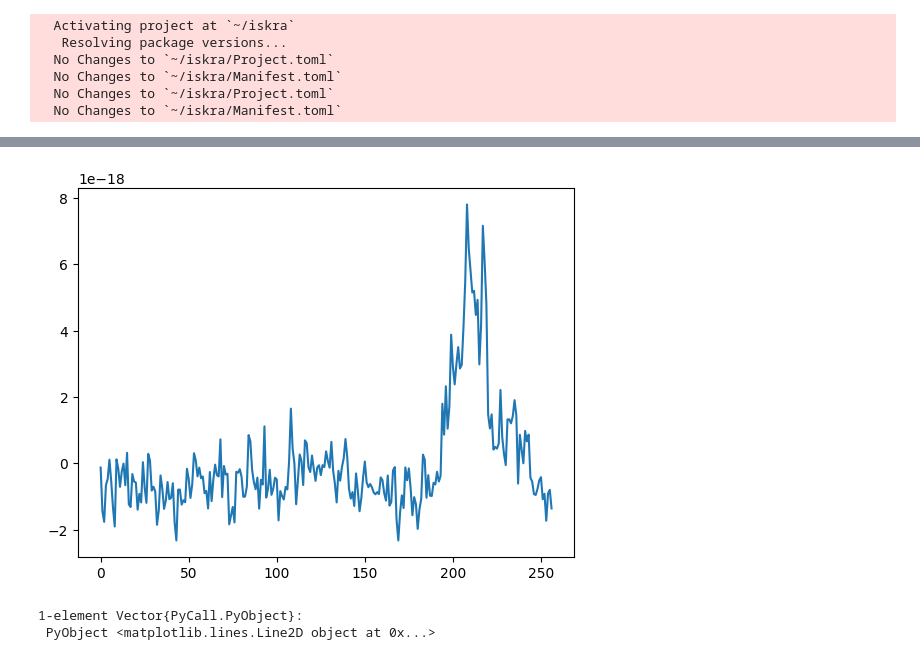
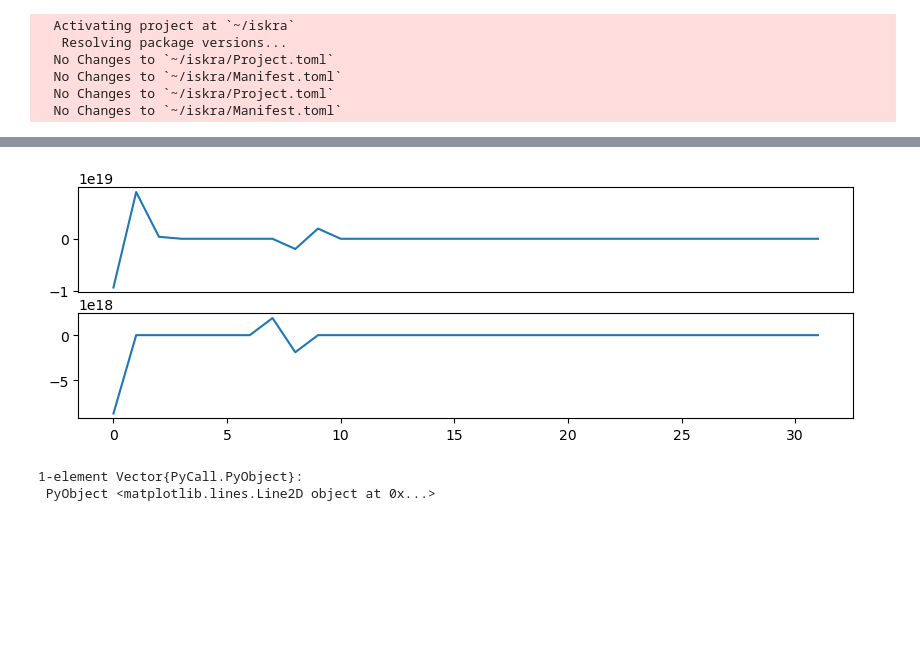
Before and after one commit to bchaber/iskra, a Jupyter notebook: twostreams.ipynb, the cells around one changed output, grey strips where cells are left out. Cells and saved outputs as stored; diff of their text form; code cells hidden in the pictures; blank space fills up the shorter version.

```diff
--- a/twostreams.ipynb
+++ b/twostreams.ipynb
@@ -287,6 +326,11 @@ Jx = diagnostics["Jx"][:,it]
 # %%
-PyPlot.plot(Jx)
+PyPlot.figure(figsize=(10,3))
+PyPlot.subplot(2,1,1)
+PyPlot.plot(5.5e7electronNumRatio*diff(Jx)/Δh)
+PyPlot.xticks([])
+PyPlot.subplot(2,1,2)
+PyPlot.plot((ρ1 - ρ2)/Δt)
 # %% [output]
-[figure, old version]
+[figure, new version]
 1-element Vector{PyCall.PyObject}:
  PyObject <matplotlib.lines.Line2D object at 0x...>
```
Also changed, not shown: parts of 14 cells of this notebook, 5 other files.
